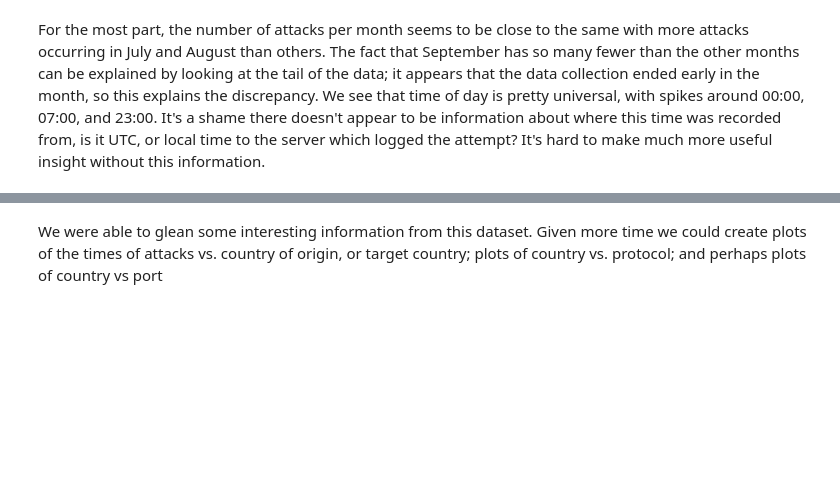
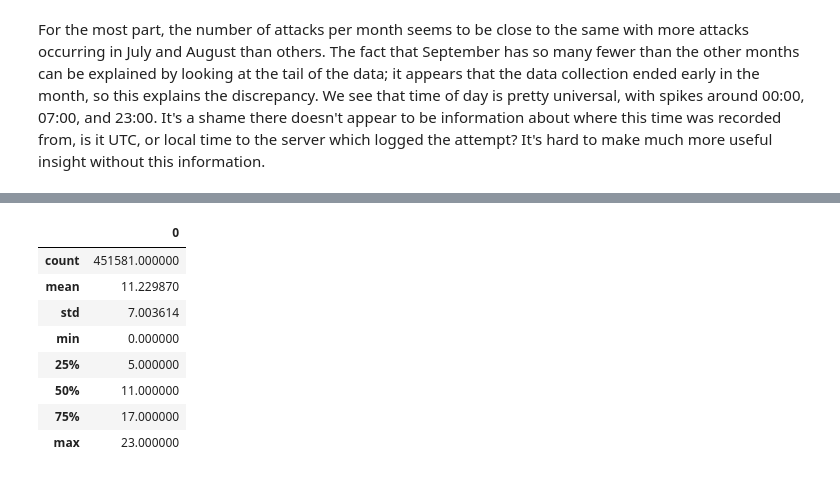
Before and after one commit to Mackengine/AWS-Honeypots, a Jupyter notebook: AWS_Honeypot_Attacks.ipynb, the cells around one changed output, grey strips where cells are left out. Cells and saved outputs as stored; diff of their text form; code cells hidden in the pictures; blank space fills up the shorter version.

```diff
--- a/AWS_Honeypot_Attacks.ipynb
+++ b/AWS_Honeypot_Attacks.ipynb
@@ -171,2 +169,12 @@ sns.factorplot(x='cc',data=sample1,kind='count',size=5, aspect=1.25)
-# %% [markdown]
-We were able to glean some interesting information from this dataset. Given more time we could create plots of the times of attacks vs. country of origin, or target country; plots of country vs. protocol; and perhaps plots of country vs port
+# %%
+countrytime_df.describe()
+# %% [output]
+|  | 0 |
+| count | 451581.000000 |
+| mean | 11.229870 |
+| std | 7.003614 |
+| min | 0.000000 |
+| 25% | 5.000000 |
+| 50% | 11.000000 |
+| 75% | 17.000000 |
+| max | 23.000000 |
```
Also changed, not shown: parts of 10 cells of this notebook.
